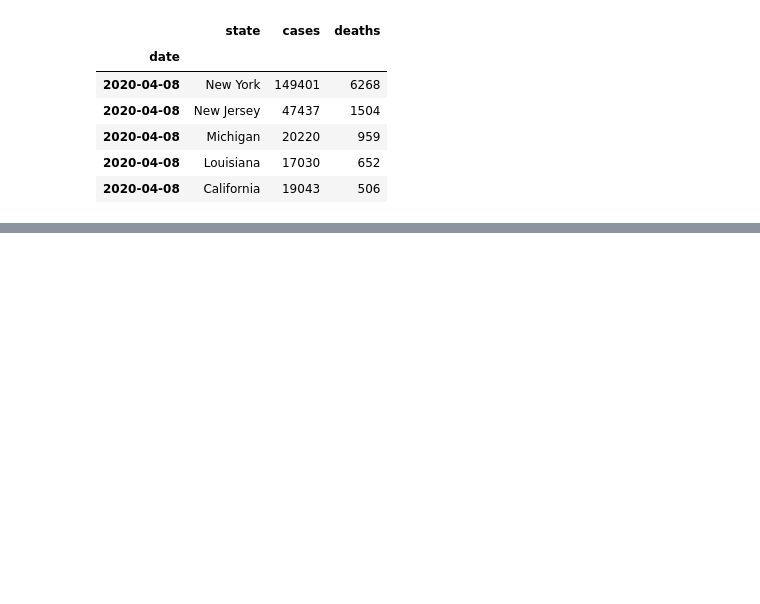
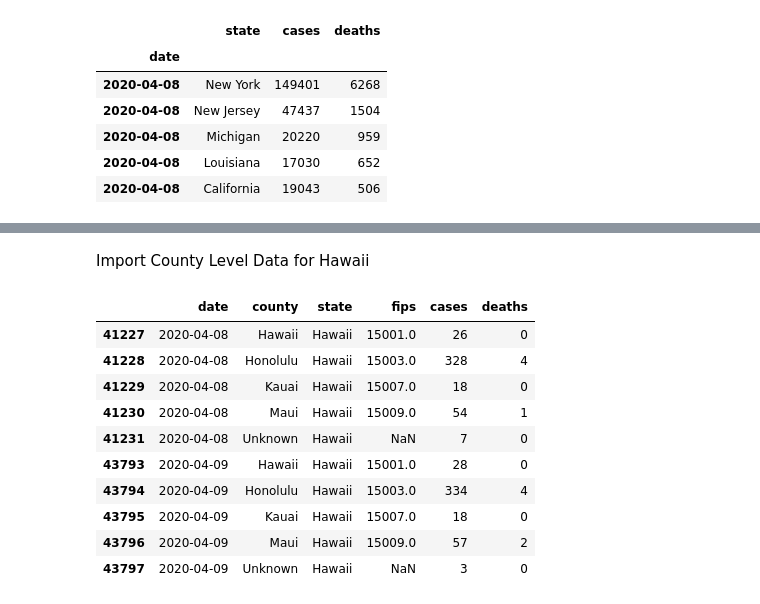
Before and after one commit to debasisb/COVID-19, a Jupyter notebook: Covid_19_Hawaii.ipynb, the cells around one changed output, grey strips where cells are left out. Cells and saved outputs as stored; diff of their text form; code cells hidden in the pictures; blank space fills up the shorter version.

```diff
--- a/Covid_19_Hawaii.ipynb
+++ b/Covid_19_Hawaii.ipynb
@@ -146,3 +127,23 @@ fig = px.scatter(top_states_april_current_df, x=top_states_march_current_df.inde
 fig.show()
 # %% [output]
 [interactive output not drawn]
+# %% [markdown]
+Import County Level Data for Hawaii
+# %%
+import pandas as pd
+df = pd.read_csv("https://raw.githubusercontent.com/nytimes/covid-19-data/master/us-counties.csv")
+df["state"].shape
+df = df[df["state"] == "Hawaii"]
+df.tail(10)
+# %% [output]
+|  | date | county | state | fips | cases | deaths |
+| 41227 | 2020-04-08 | Hawaii | Hawaii | 15001.0 | 26 | 0 |
+| 41228 | 2020-04-08 | Honolulu | Hawaii | 15003.0 | 328 | 4 |
+| 41229 | 2020-04-08 | Kauai | Hawaii | 15007.0 | 18 | 0 |
+| 41230 | 2020-04-08 | Maui | Hawaii | 15009.0 | 54 | 1 |
+| 41231 | 2020-04-08 | Unknown | Hawaii | NaN | 7 | 0 |
+| 43793 | 2020-04-09 | Hawaii | Hawaii | 15001.0 | 28 | 0 |
+| 43794 | 2020-04-09 | Honolulu | Hawaii | 15003.0 | 334 | 4 |
+| 43795 | 2020-04-09 | Kauai | Hawaii | 15007.0 | 18 | 0 |
+| 43796 | 2020-04-09 | Maui | Hawaii | 15009.0 | 57 | 2 |
+| 43797 | 2020-04-09 | Unknown | Hawaii | NaN | 3 | 0 |
```
Also changed, not shown: parts of 7 cells of this notebook.
